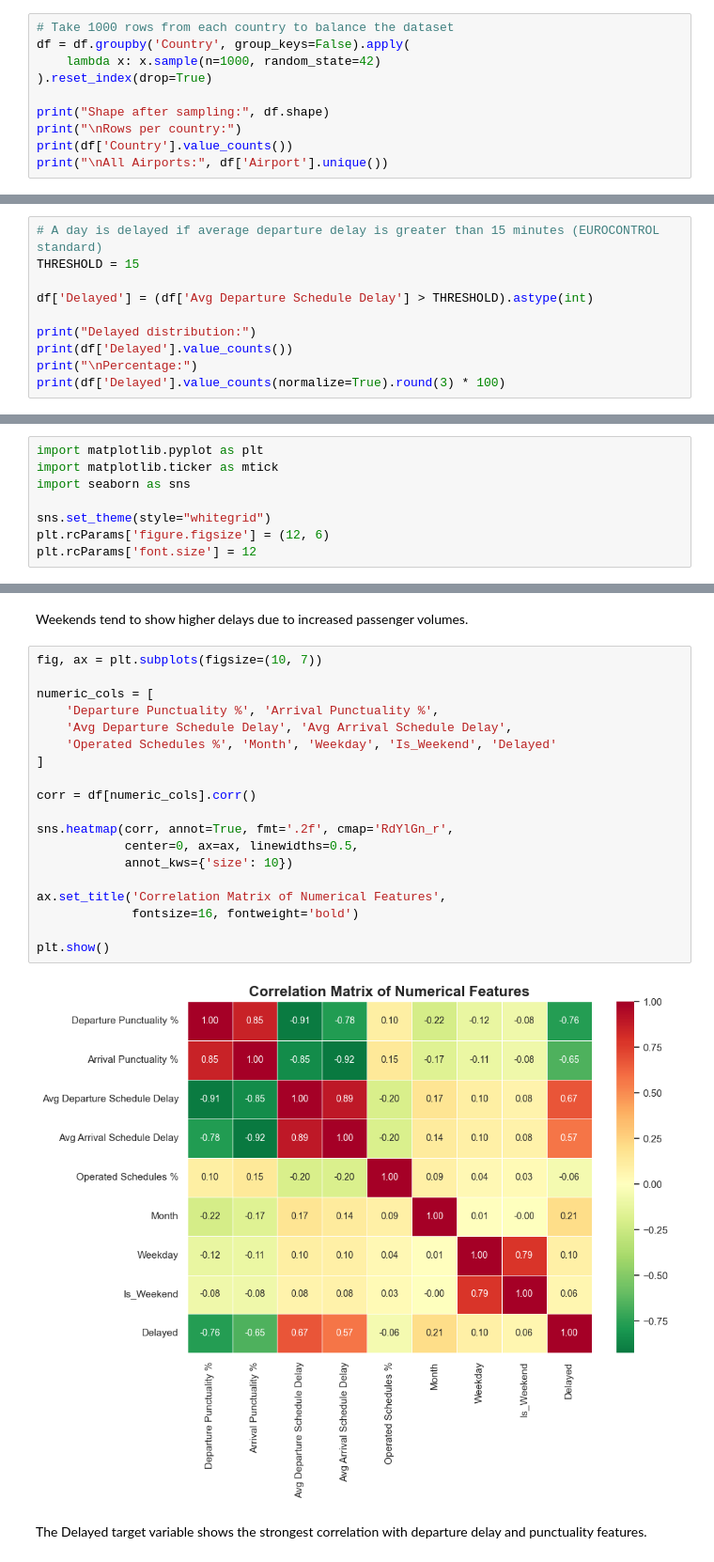
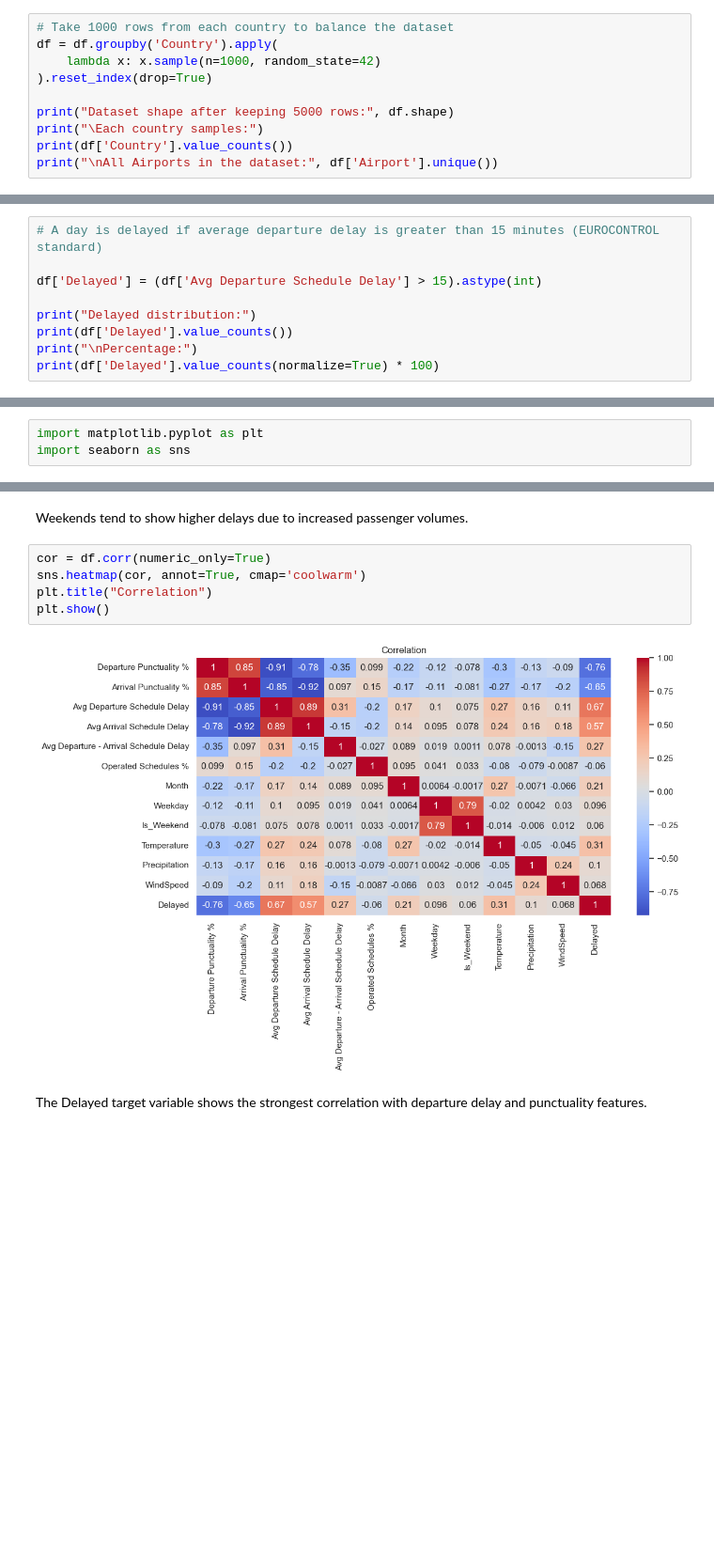
Before and after one commit to MohRjoub/Data-Science-Project, a Jupyter notebook: notebooks/data_cleaner.ipynb, the cells around one changed output, grey strips where cells are left out. Shown at 94% size. Cells and saved outputs as stored; diff of their text form; blank space fills up the shorter version.

```diff
--- a/notebooks/data_cleaner.ipynb
+++ b/notebooks/data_cleaner.ipynb
@@ -45,12 +141,12 @@ Shape after filtering: (22512, 9)
 8043  United Kingdom
 # %%
 # Take 1000 rows from each country to balance the dataset
-df = df.groupby('Country', group_keys=False).apply(
+df = df.groupby('Country').apply(
     lambda x: x.sample(n=1000, random_state=42)
 ).reset_index(drop=True)
 
-print("Shape after sampling:", df.shape)
-print("\nRows per country:")
+print("Dataset shape after keeping 5000 rows:", df.shape)
+print("\Each country samples:")
 print(df['Country'].value_counts())
-print("\nAll Airports:", df['Airport'].unique())
+print("\nAll Airports in the dataset:", df['Airport'].unique())
 # %% [output]
@@ -237,14 +335,13 @@ Total features: 18
 All columns: ['Date', 'Airport', 'Departure Punctuality %', 'Arrival Punctuality %', 'Avg Departure Schedule Delay', 'Avg Arrival Schedule Delay', 'Avg Departure - Arrival Schedule Delay', 'Operated S ...
 # %%
 # A day is delayed if average departure delay is greater than 15 minutes (EUROCONTROL standard)
-THRESHOLD = 15
 
-df['Delayed'] = (df['Avg Departure Schedule Delay'] > THRESHOLD).astype(int)
+df['Delayed'] = (df['Avg Departure Schedule Delay'] > 15).astype(int)
 
 print("Delayed distribution:")
 print(df['Delayed'].value_counts())
 print("\nPercentage:")
-print(df['Delayed'].value_counts(normalize=True).round(3) * 100)
+print(df['Delayed'].value_counts(normalize=True) * 100)
 # %% [output]
 Delayed distribution:
 Delayed
@@ -296,9 +404,4 @@ Numerical Summary
 # %%
 import matplotlib.pyplot as plt
-import matplotlib.ticker as mtick
 import seaborn as sns
-
-sns.set_theme(style="whitegrid")
-plt.rcParams['figure.figsize'] = (12, 6)
-plt.rcParams['font.size'] = 12
 # %%
@@ -400,26 +475,12 @@ plt.show()
 # %% [markdown]
 Weekends tend to show higher delays due to increased passenger volumes.
 # %%
-fig, ax = plt.subplots(figsize=(10, 7))
-
-numeric_cols = [
-    'Departure Punctuality %', 'Arrival Punctuality %',
-    'Avg Departure Schedule Delay', 'Avg Arrival Schedule Delay',
-    'Operated Schedules %', 'Month', 'Weekday', 'Is_Weekend', 'Delayed'
-]
-
-corr = df[numeric_cols].corr()
-
-sns.heatmap(corr, annot=True, fmt='.2f', cmap='RdYlGn_r',
-            center=0, ax=ax, linewidths=0.5,
-            annot_kws={'size': 10})
-
-ax.set_title('Correlation Matrix of Numerical Features',
-             fontsize=16, fontweight='bold')
-
+cor = df.corr(numeric_only=True)
+sns.heatmap(cor, annot=True, cmap='coolwarm')
+plt.title("Correlation")
 plt.show()
 # %% [output]
-[figure, old version]
+[figure, new version]
 # %% [markdown]
 The Delayed target variable shows the strongest correlation with departure delay and punctuality features.
 # %%
```
Also changed, not shown: parts of 19 cells of this notebook.
